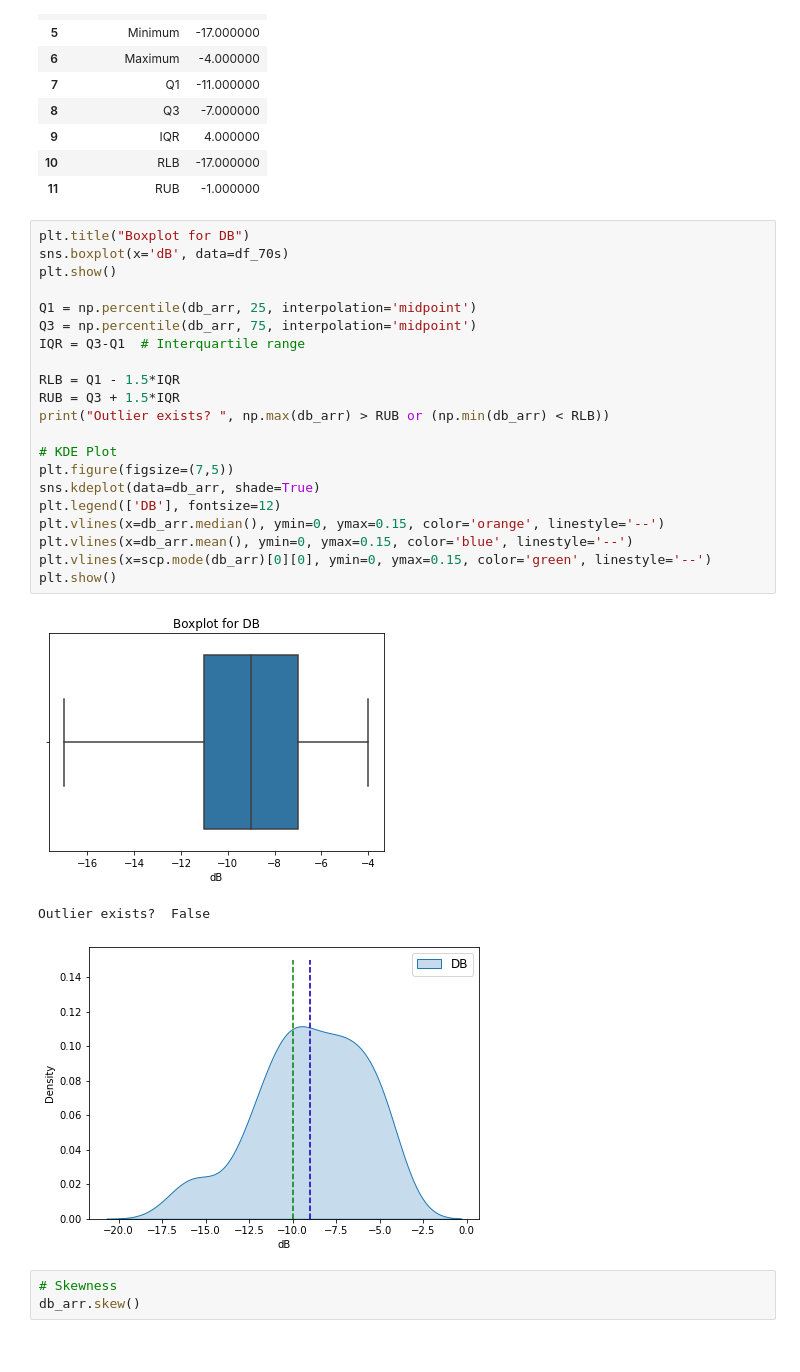
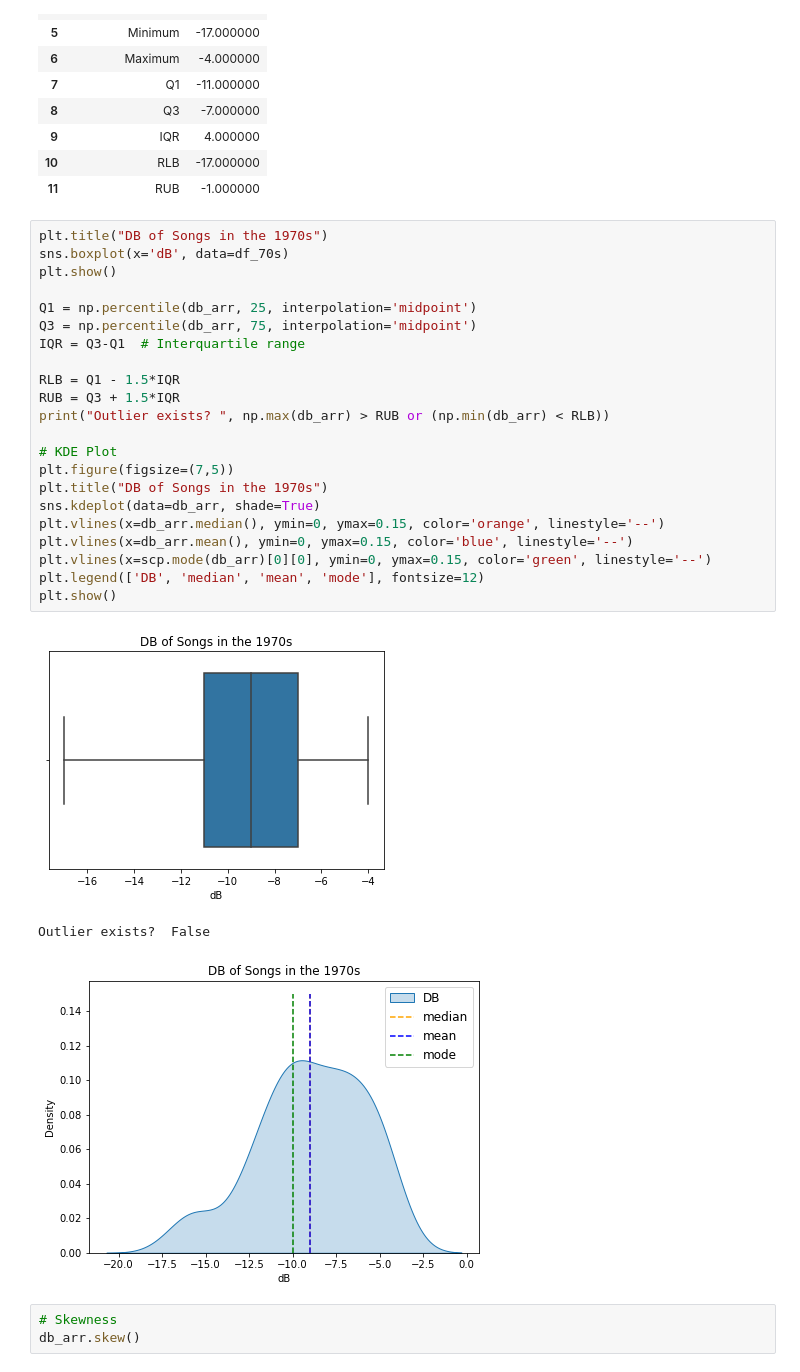
Before and after one commit to whenwe177/aids-final-project, a Jupyter notebook: ipynbs/70s_eda.ipynb, the cells around one changed output. Cells and saved outputs as stored; diff of their text form.

```diff
--- a/ipynbs/70s_eda.ipynb
+++ b/ipynbs/70s_eda.ipynb
@@ -359,30 +361,31 @@ DB Description
 | 10 | RLB | -17.000000 |
 | 11 | RUB | -1.000000 |
 # %%
-plt.title("Boxplot for DB")
+plt.title("DB of Songs in the 1970s")
 sns.boxplot(x='dB', data=df_70s)
 plt.show()
 
 Q1 = np.percentile(db_arr, 25, interpolation='midpoint')
 Q3 = np.percentile(db_arr, 75, interpolation='midpoint')
 IQR = Q3-Q1  # Interquartile range
 
 RLB = Q1 - 1.5*IQR
 RUB = Q3 + 1.5*IQR
 print("Outlier exists? ", np.max(db_arr) > RUB or (np.min(db_arr) < RLB))
 
 # KDE Plot
 plt.figure(figsize=(7,5))
+plt.title("DB of Songs in the 1970s")
 sns.kdeplot(data=db_arr, shade=True)
-plt.legend(['DB'], fontsize=12)
 plt.vlines(x=db_arr.median(), ymin=0, ymax=0.15, color='orange', linestyle='--')
 plt.vlines(x=db_arr.mean(), ymin=0, ymax=0.15, color='blue', linestyle='--')
 plt.vlines(x=scp.mode(db_arr)[0][0], ymin=0, ymax=0.15, color='green', linestyle='--')
+plt.legend(['DB', 'median', 'mean', 'mode'], fontsize=12)
 plt.show()
 # %% [output]
-[figure, old version]
+[figure, new version]
 Outlier exists?  False
-[figure, old version]
+[figure, new version]
 # %%
 # Skewness
 db_arr.skew()
```
Also changed, not shown: parts of 24 cells of this notebook.
